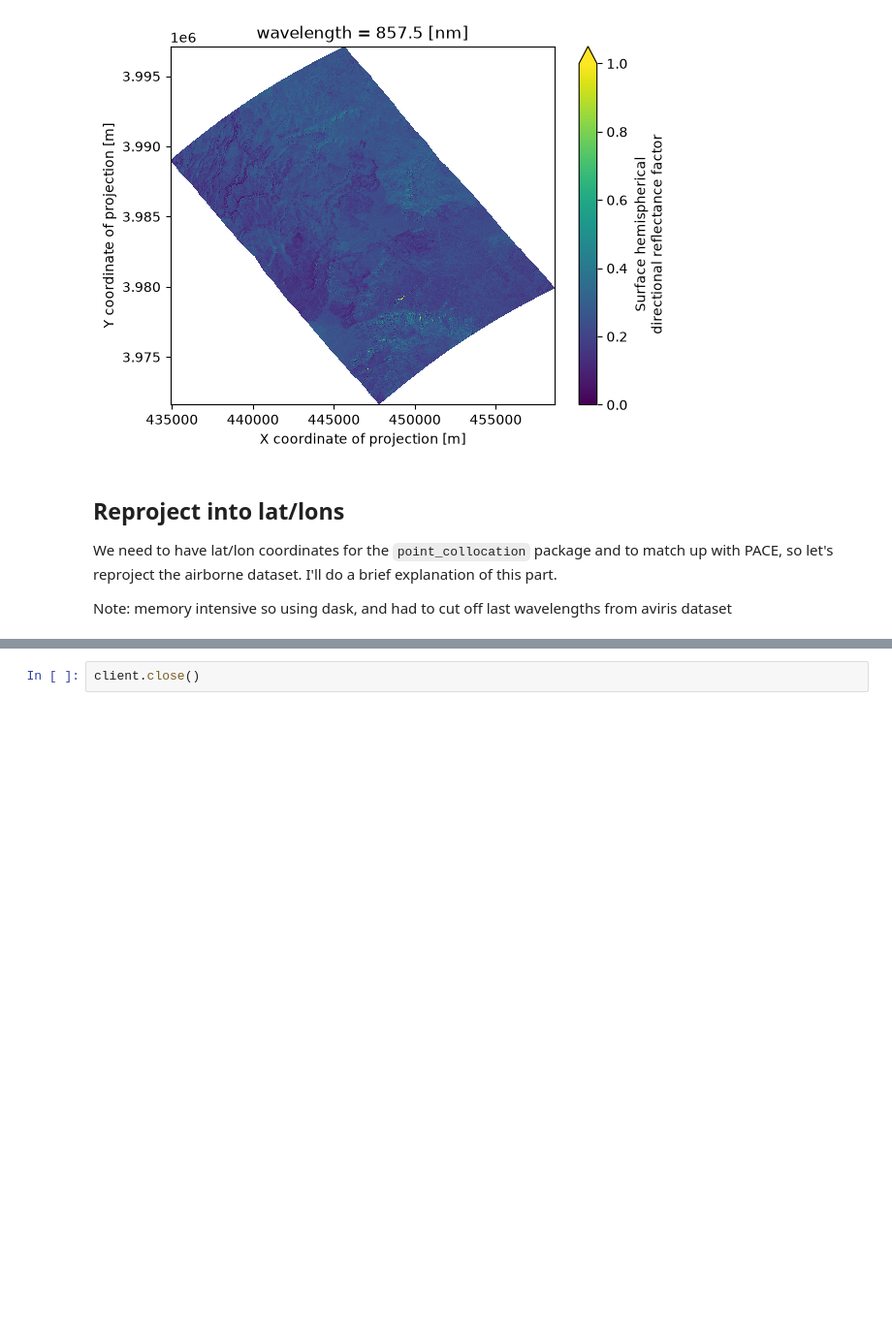
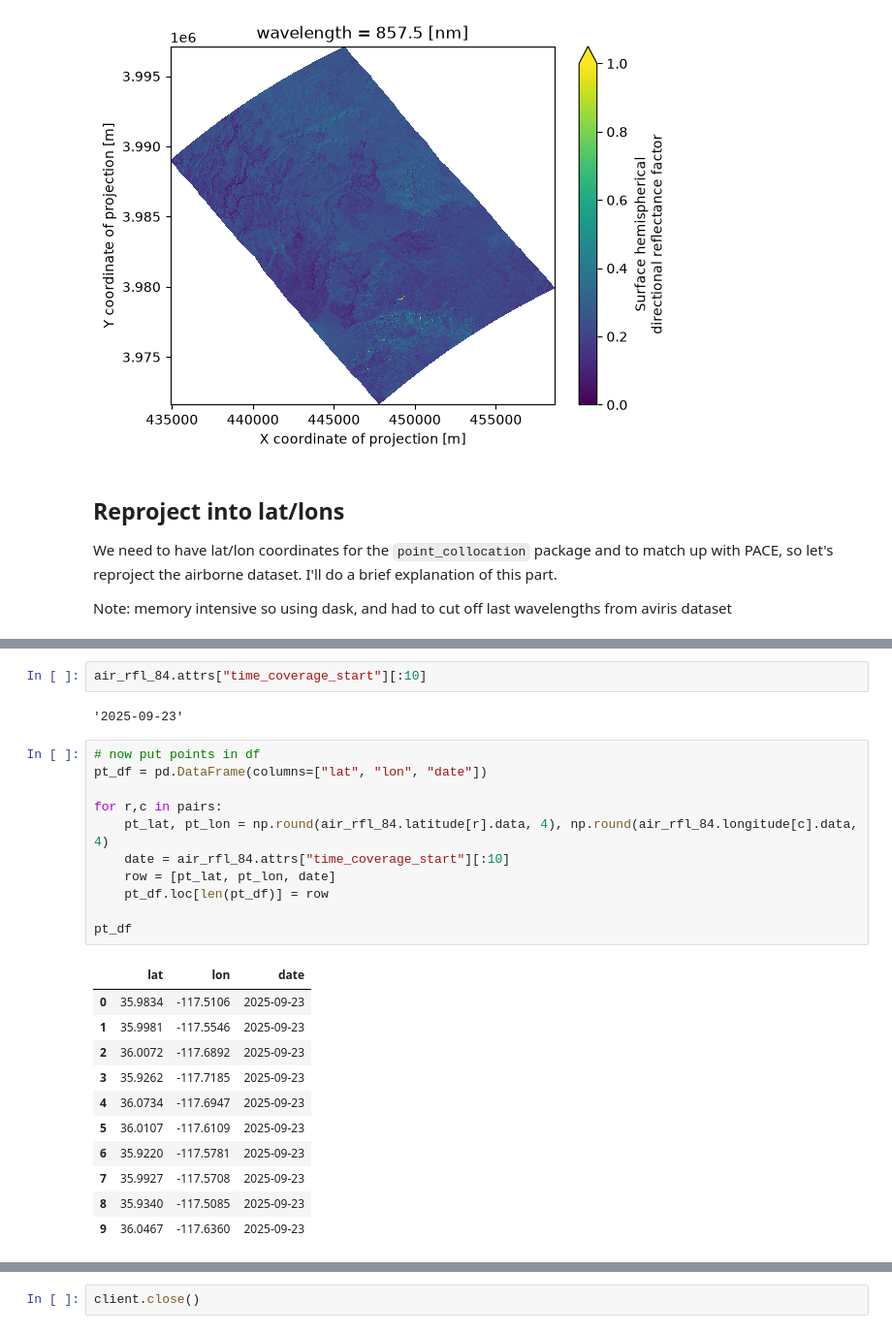
Before and after one commit to skyecaplan/pace_tutorials, a Jupyter notebook: pace_airborne_draft.ipynb, the cells around one changed output, grey strips where cells are left out. Shown at 97% size. Saved outputs shown, nothing was run; the diff lists cells and outputs as text; blank space fills up the shorter version.

```diff
--- a/pace_airborne_draft.ipynb
+++ b/pace_airborne_draft.ipynb
@@ -236,0 +398,27 @@ air_rfl_84 = air_rfl.rio.reproject("EPSG:4326")
+# %%
+air_rfl_84.attrs["time_coverage_start"][:10]
+# %% [output]
+'2025-09-23'
+# %%
+# now put points in df
+pt_df = pd.DataFrame(columns=["lat", "lon", "date"])
+
+for r,c in pairs:
+    pt_lat, pt_lon = np.round(air_rfl_84.latitude[r].data, 4), np.round(air_rfl_84.longitude[c].data, 4)
+    date = air_rfl_84.attrs["time_coverage_start"][:10]
+    row = [pt_lat, pt_lon, date]
+    pt_df.loc[len(pt_df)] = row
+
+pt_df
+# %% [output]
+|  | lat | lon | date |
+| 0 | 35.9834 | -117.5106 | 2025-09-23 |
+| 1 | 35.9981 | -117.5546 | 2025-09-23 |
+| 2 | 36.0072 | -117.6892 | 2025-09-23 |
+| 3 | 35.9262 | -117.7185 | 2025-09-23 |
+| 4 | 36.0734 | -117.6947 | 2025-09-23 |
+| 5 | 36.0107 | -117.6109 | 2025-09-23 |
+| 6 | 35.9220 | -117.5781 | 2025-09-23 |
+| 7 | 35.9927 | -117.5708 | 2025-09-23 |
+| 8 | 35.9340 | -117.5085 | 2025-09-23 |
+| 9 | 36.0467 | -117.6360 | 2025-09-23 |
```
Also changed, not shown: parts of 30 cells of this notebook.
